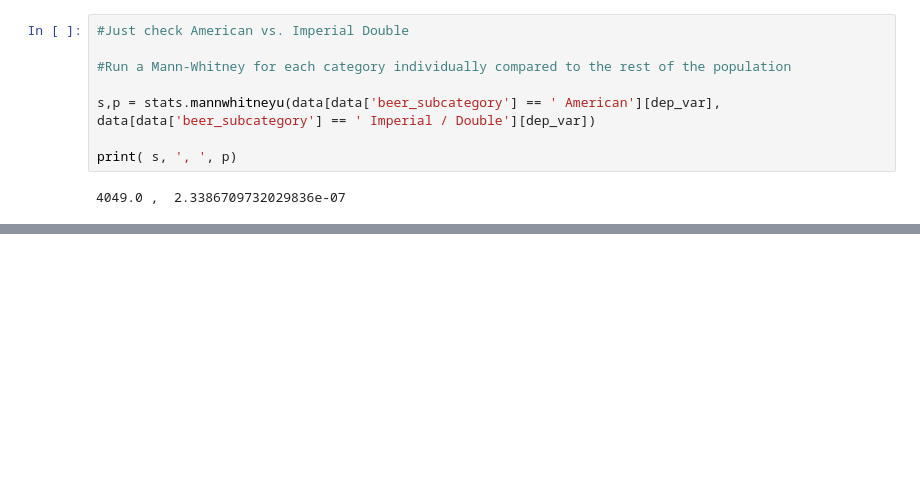
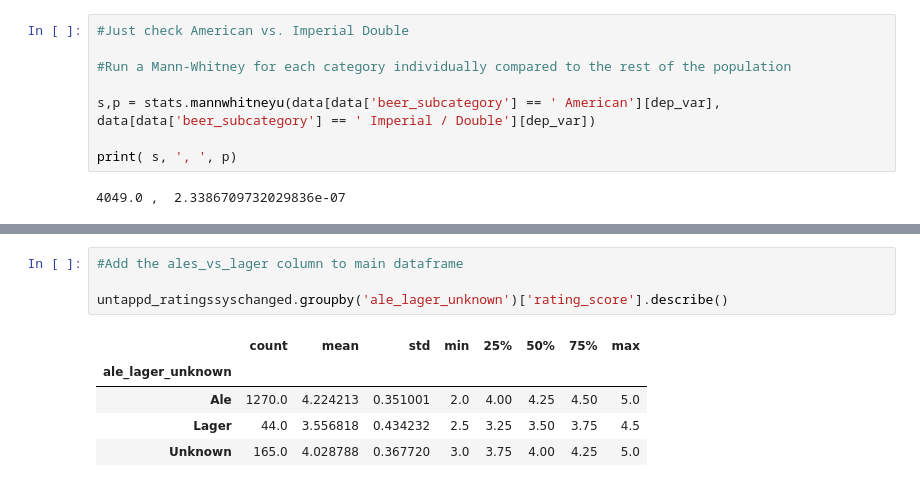
Before and after one commit to amrdixon/untappd, a Jupyter notebook: main/type_analysis.ipynb, the cells around one changed output, grey strips where cells are left out. Cells and saved outputs as stored; diff of their text form; blank space fills up the shorter version.

```diff
--- a/main/type_analysis.ipynb
+++ b/main/type_analysis.ipynb
@@ -771,0 +777,10 @@ Unfortunately, the Untappd dataset wasn't sorted between ales vs. lagers, so I h
+# %%
+#Add the ales_vs_lager column to main dataframe
+
+untappd_ratingssyschanged.groupby('ale_lager_unknown')['rating_score'].describe()
+# %% [output]
+|  | count | mean | std | min | 25% | 50% | 75% | max |
+| ale_lager_unknown |  |  |  |  |  |  |  |  |
+| Ale | 1270.0 | 4.224213 | 0.351001 | 2.0 | 4.00 | 4.25 | 4.50 | 5.0 |
+| Lager | 44.0 | 3.556818 | 0.434232 | 2.5 | 3.25 | 3.50 | 3.75 | 4.5 |
+| Unknown | 165.0 | 4.028788 | 0.367720 | 3.0 | 3.75 | 4.00 | 4.25 | 5.0 |
```
Also changed, not shown: parts of 9 cells of this notebook, 1 other file.
